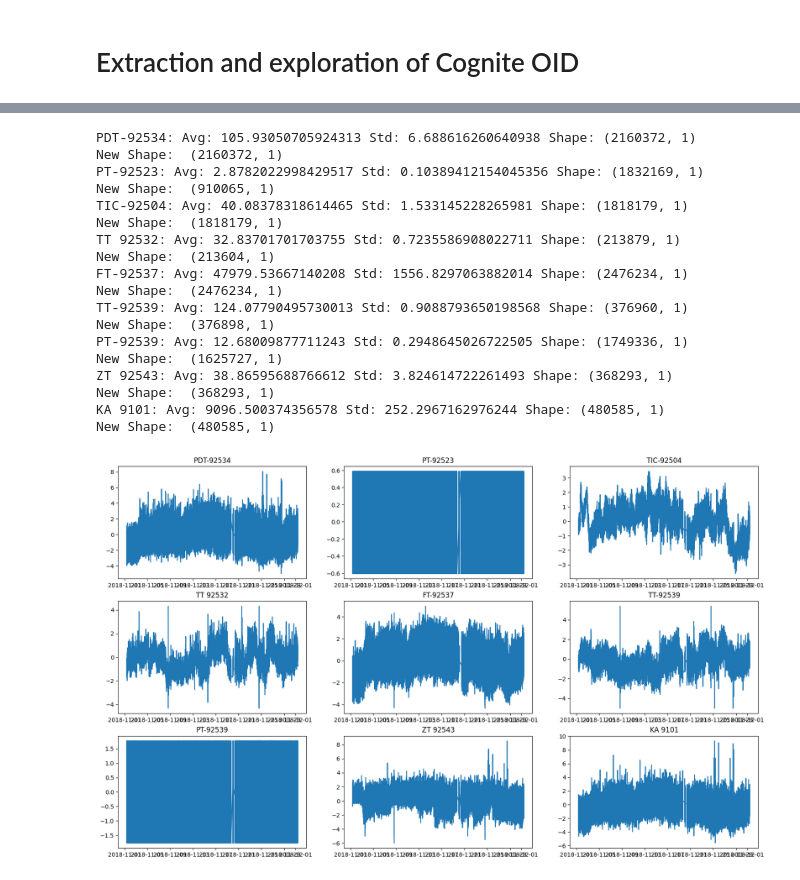
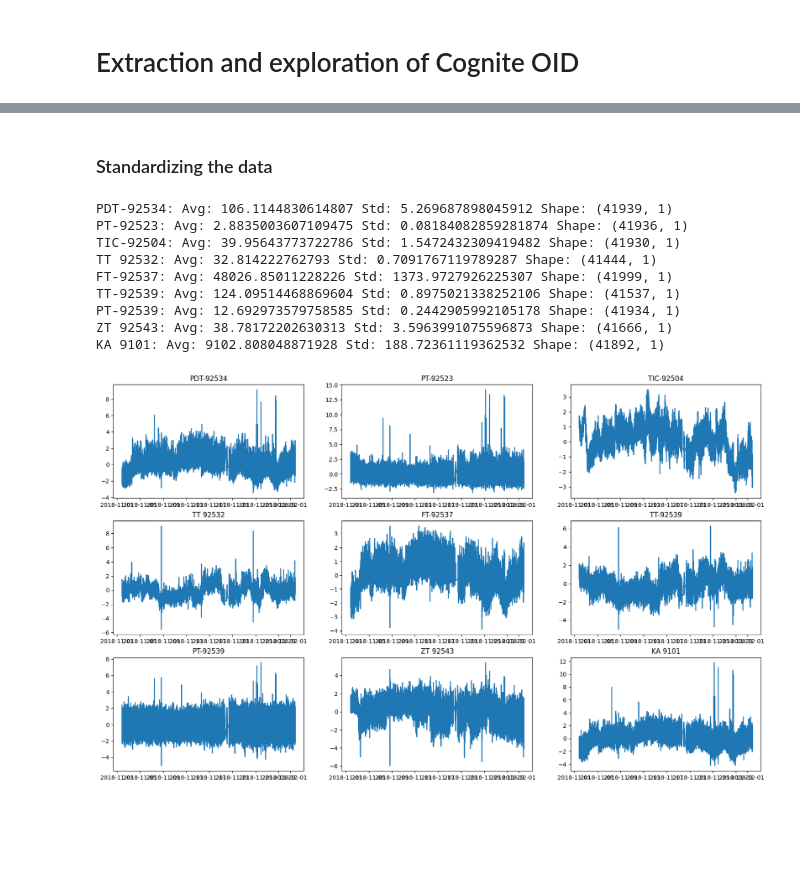
Before and after one commit to fredrikSveen/time_series_gan_project, a Jupyter notebook: data_exploration.ipynb, the cells around one changed output, grey strips where cells are left out. Drawn from its saved outputs; the diff is of its cells as text; code cells hidden in the pictures; blank space fills up the shorter version.

```diff
--- a/data_exploration.ipynb
+++ b/data_exploration.ipynb
@@ -33,7 +33,12 @@ endtime = f'{days_since_end}d-ago' # End time of the interval I want to extract
 
 # Extract dataframes from Cognite OID and store them in the dfs_dict dictionary
 for k, v in sensors.items():
-    res = c.time_series.data.retrieve_dataframe(id=v, start=starttime, end=endtime, column_names='id')
+    res = c.time_series.data.retrieve_dataframe(id=v,
+                                                start=starttime,
+                                                end=endtime,
+                                                column_names='id',
+                                                granularity = "60s",
+                                                aggregates=["average"])
     # Need to find a way to grab the unit of the time-series
     dfs_dict[k] = res
 
@@ -78,47 +85,41 @@ print(dfs_dict["ZT 92543"])
+# %% [markdown]
+### Standardizing the data
 # %%
 import numpy as np
-norm_df = {}
-k = 6 #width of the range of accepted values
+
+standard_df = {}
+# k = 6 #width of the range of accepted values
 
 for name, df in dfs_dict.items():
     avg = df.mean().iloc[0]
     std = df.std().iloc[0]
     tmp_df = (df-avg)/std
-    upper = k*std
-    lower = -k*std
     print(f'{name}: Avg: {avg} Std: {std} Shape: {tmp_df.shape}')
 
+    # upper = k*std
+    # lower = -k*std
 
-    # Create arrays of Boolean values indicating the outlier rows
-    upper_array = tmp_df.index[tmp_df[tmp_df.columns[0]] >= upper].tolist()
-    lower_array = tmp_df.index[tmp_df[tmp_df.columns[0]] <= lower].tolist()
+    # # Create arrays of Boolean values indicating the outlier rows
+    # upper_array = tmp_df.index[tmp_df[tmp_df.columns[0]] >= upper].tolist()
+    # lower_array = tmp_df.index[tmp_df[tmp_df.columns[0]] <= lower].tolist()
 
-    # Removing the outliers
-    tmp_df.drop(index=upper_array, inplace=True)
-    tmp_df.drop(index=lower_array, inplace=True)
+    # # Removing the outliers
+    # tmp_df.drop(index=upper_array, inplace=True)
+    # tmp_df.drop(index=lower_array, inplace=True)
 
     # Print the new shape of the DataFrame
-    print("New Shape: ", tmp_df.shape)
-    norm_df[name] = tmp_df
+    # print("New Shape: ", tmp_df.shape)
+    standard_df[name] = tmp_df
 
-plot_all_nine_sensors(dataframe=norm_df)
+plot_all_nine_sensors(dataframe=standard_df)
 # %% [output]
-PDT-92534: Avg: 105.93050705924313 Std: 6.688616260640938 Shape: (2160372, 1)
-New Shape:  (2160372, 1)
-PT-92523: Avg: 2.8782022998429517 Std: 0.10389412154045356 Shape: (1832169, 1)
-New Shape:  (910065, 1)
-TIC-92504: Avg: 40.08378318614465 Std: 1.533145228265981 Shape: (1818179, 1)
-New Shape:  (1818179, 1)
-TT 92532: Avg: 32.83701701703755 Std: 0.7235586908022711 Shape: (213879, 1)
-New Shape:  (213604, 1)
-FT-92537: Avg: 47979.53667140208 Std: 1556.8297063882014 Shape: (2476234, 1)
-New Shape:  (2476234, 1)
-TT-92539: Avg: 124.07790495730013 Std: 0.9088793650198568 Shape: (376960, 1)
-New Shape:  (376898, 1)
-PT-92539: Avg: 12.68009877711243 Std: 0.2948645026722505 Shape: (1749336, 1)
-New Shape:  (1625727, 1)
-ZT 92543: Avg: 38.86595688766612 Std: 3.824614722261493 Shape: (368293, 1)
-New Shape:  (368293, 1)
-KA 9101: Avg: 9096.500374356578 Std: 252.2967162976244 Shape: (480585, 1)
-New Shape:  (480585, 1)
+PDT-92534: Avg: 106.1144830614807 Std: 5.269687898045912 Shape: (41939, 1)
+PT-92523: Avg: 2.8835003607109475 Std: 0.08184082859281874 Shape: (41936, 1)
+TIC-92504: Avg: 39.95643773722786 Std: 1.5472432309419482 Shape: (41930, 1)
+TT 92532: Avg: 32.814222762793 Std: 0.7091767119789287 Shape: (41444, 1)
+FT-92537: Avg: 48026.85011228226 Std: 1373.9727926225307 Shape: (41999, 1)
+TT-92539: Avg: 124.09514468869604 Std: 0.8975021338252106 Shape: (41537, 1)
+PT-92539: Avg: 12.692973579758585 Std: 0.2442905992105178 Shape: (41934, 1)
+ZT 92543: Avg: 38.78172202630313 Std: 3.5963991075596873 Shape: (41666, 1)
+KA 9101: Avg: 9102.808048871928 Std: 188.72361119362532 Shape: (41892, 1)
-[figure, old version]
+[figure, new version]
```
Also changed, not shown: parts of 13 cells of this notebook.
